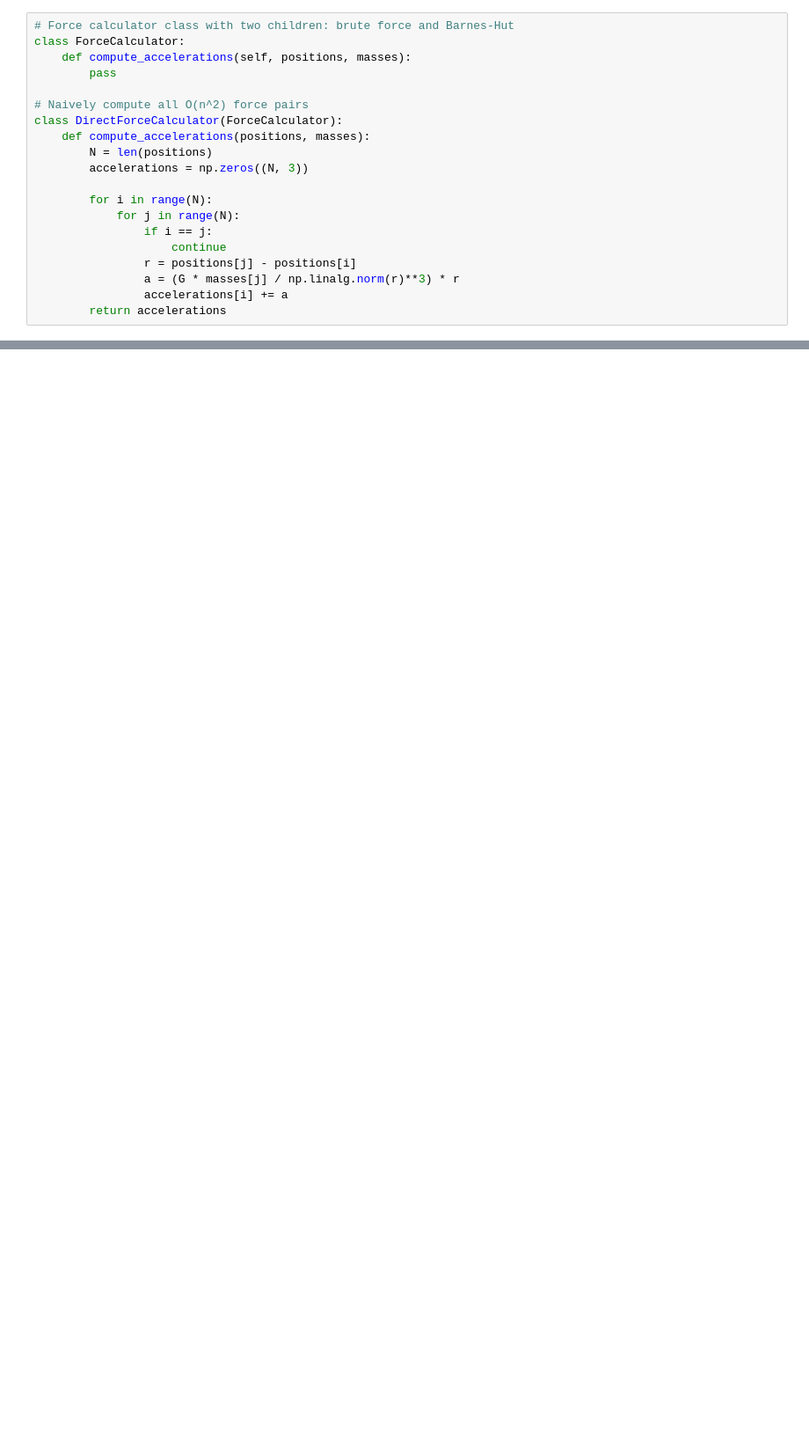
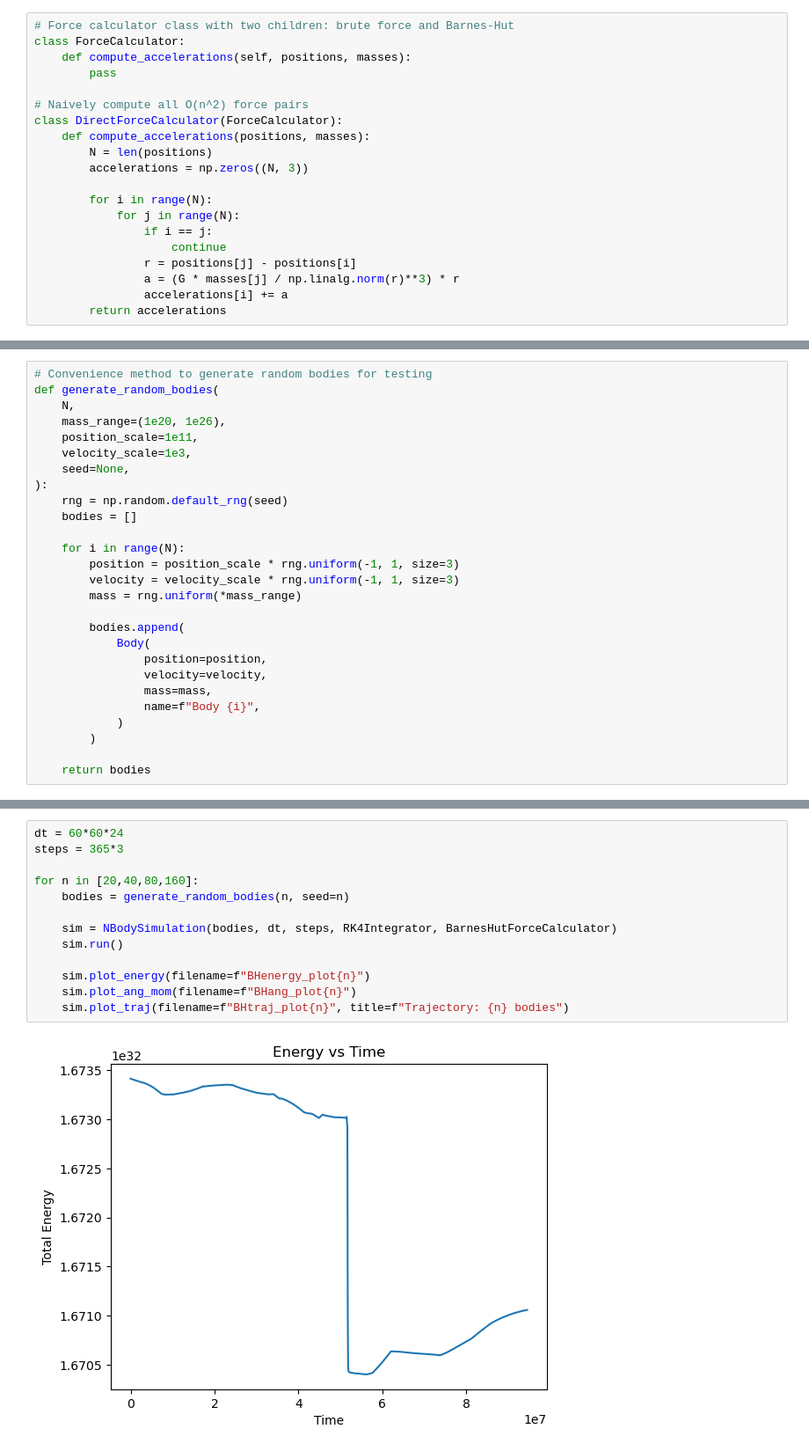
Before and after one commit to whuang259/Math714Project, a Jupyter notebook: nbody-simulation.ipynb, the cells around one changed output, grey strips where cells are left out. Shown at 88% size. Drawn from its saved outputs; the diff is of its cells as text; blank space fills up the shorter version.

```diff
--- a/nbody-simulation.ipynb
+++ b/nbody-simulation.ipynb
@@ -383,0 +407,27 @@ plt.show()
+# %%
+# Convenience method to generate random bodies for testing
+def generate_random_bodies(
+    N,
+    mass_range=(1e20, 1e26),
+    position_scale=1e11,
+    velocity_scale=1e3,
+    seed=None,
+):
+    rng = np.random.default_rng(seed)
+    bodies = []
+
+    for i in range(N):
+        position = position_scale * rng.uniform(-1, 1, size=3)
+        velocity = velocity_scale * rng.uniform(-1, 1, size=3)
+        mass = rng.uniform(*mass_range)
+
+        bodies.append(
+            Body(
+                position=position,
+                velocity=velocity,
+                mass=mass,
+                name=f"Body {i}",
+            )
+        )
+
+    return bodies
@@ -383,0 +462,15 @@ plt.show()
+# %%
+dt = 60*60*24
+steps = 365*3
+
+for n in [20,40,80,160]:
+    bodies = generate_random_bodies(n, seed=n)
+
+    sim = NBodySimulation(bodies, dt, steps, RK4Integrator, BarnesHutForceCalculator)
+    sim.run()
+
+    sim.plot_energy(filename=f"BHenergy_plot{n}")
+    sim.plot_ang_mom(filename=f"BHang_plot{n}")
+    sim.plot_traj(filename=f"BHtraj_plot{n}", title=f"Trajectory: {n} bodies")
+# %% [output]
+[figure, added]
```
Also changed, not shown: parts of 21 cells of this notebook, 20 other files.
